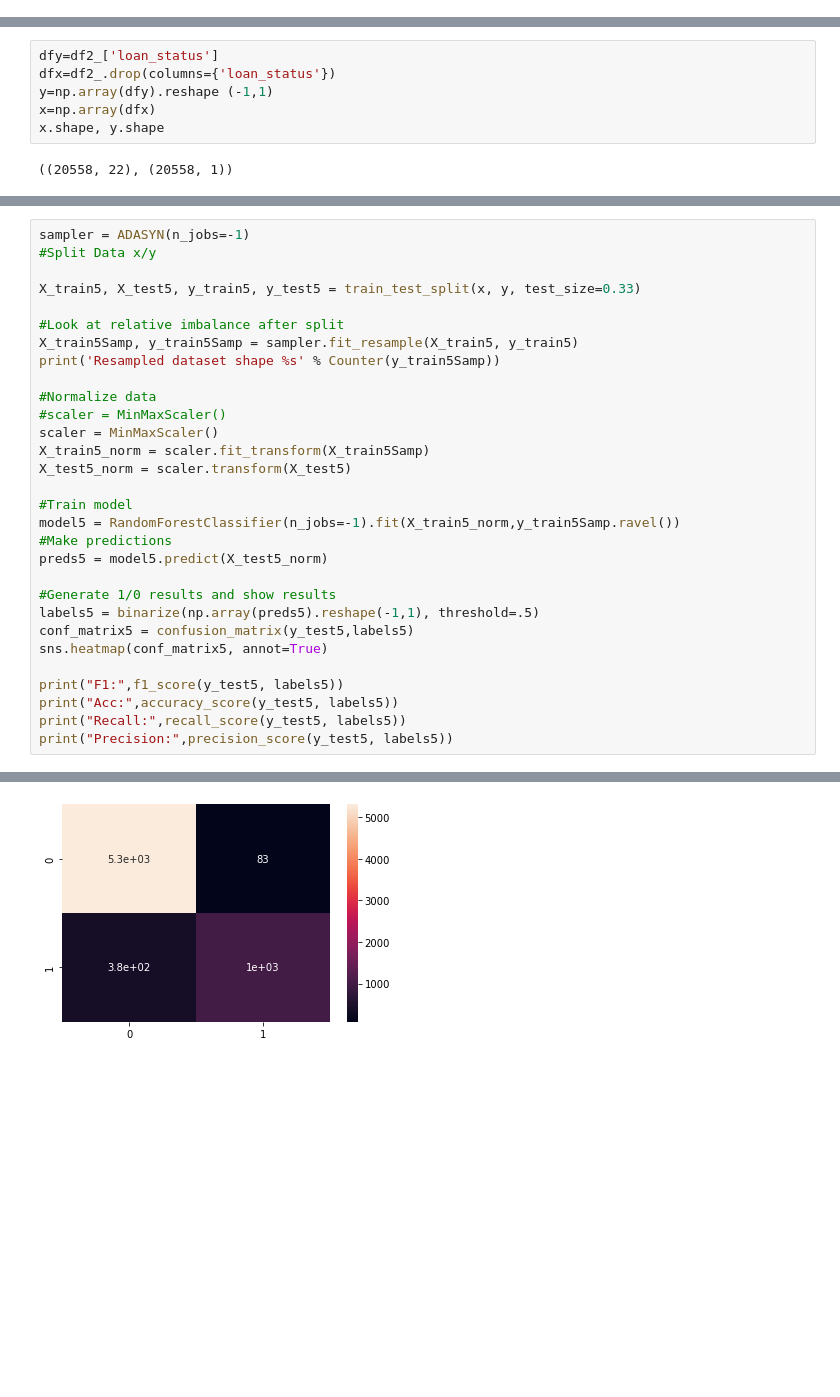
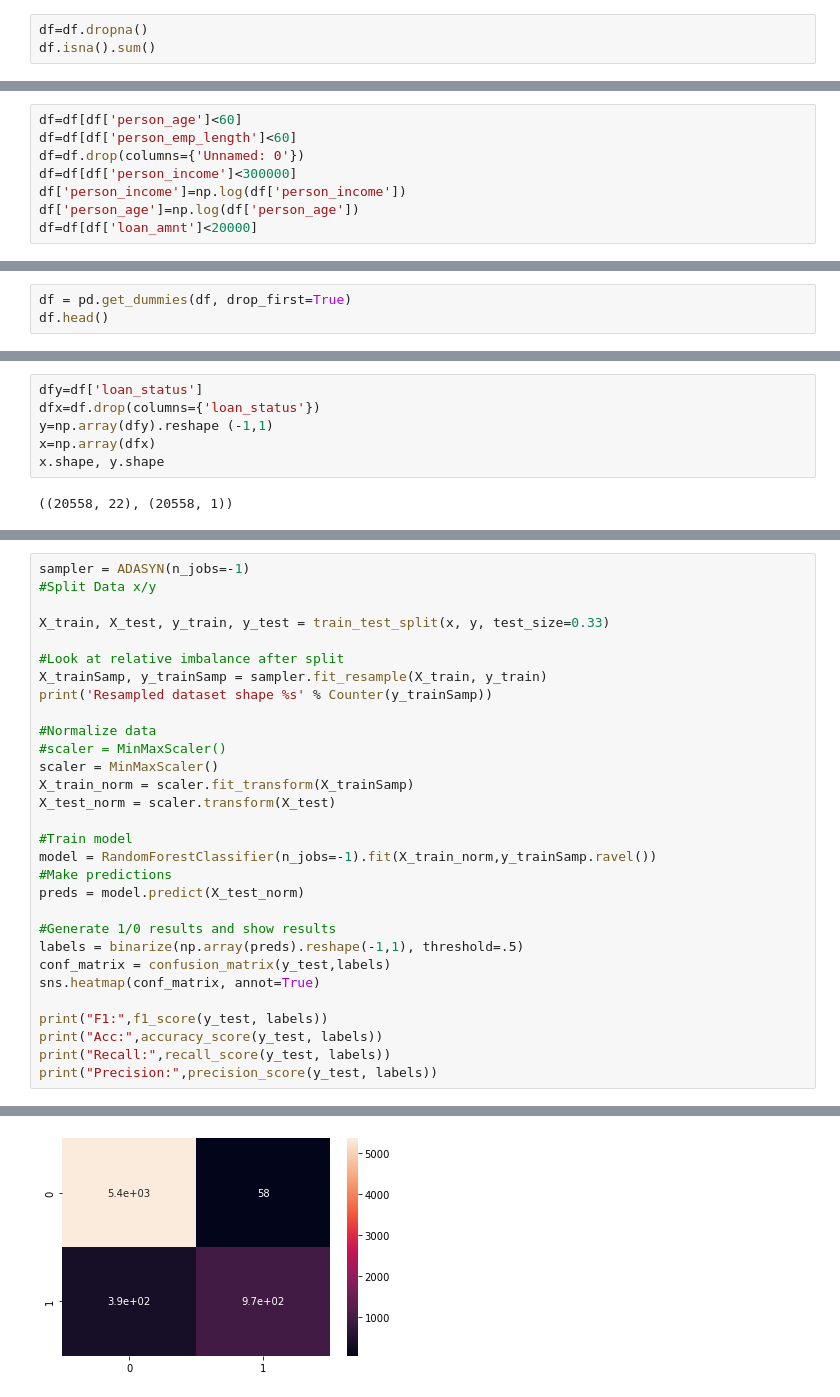
Before and after one commit to zareeiant/BSIP_Assignment_4_Students, a Jupyter notebook: asn4_start.ipynb, the cells around one changed output, grey strips where cells are left out. Saved outputs shown, nothing was run; the diff lists cells and outputs as text; blank space fills up the shorter version.

```diff
--- a/asn4_start.ipynb
+++ b/asn4_start.ipynb
@@ -70,3 +82,6 @@ df.head()
 Replace the green part with whatever you need to transform the fresh data into the format needed for your model to predict.
 
 <b>Note:</b> you could test and make sure that things are working OK here by taking part of your dataset, saving it in a separate CSV, and running it through here as a piece of test data. The accuracy results would be useless, but you'd confirm that the model works properly.
+# %%
+df=df.dropna()
+df.isna().sum()
@@ -73,3 +115,11 @@ Replace the green part with whatever you need to transform the fresh data into t
+# %%
+df=df[df['person_age']<60]
+df=df[df['person_emp_length']<60]
+df=df.drop(columns={'Unnamed: 0'})
+df=df[df['person_income']<300000]
+df['person_income']=np.log(df['person_income'])
+df['person_age']=np.log(df['person_age'])
+df=df[df['loan_amnt']<20000]
 # %%
 df.describe()
 # %% [output]
@@ -175,0 +179,3 @@ df2.describe()
+# %%
+df = pd.get_dummies(df, drop_first=True)
+df.head()
@@ -251,6 +210,6 @@ memory usage: 1.7 MB
 # %%
-dfy=df2_['loan_status']
-dfx=df2_.drop(columns={'loan_status'})
+dfy=df['loan_status']
+dfx=df.drop(columns={'loan_status'})
 y=np.array(dfy).reshape (-1,1)
 x=np.array(dfx)
 x.shape, y.shape
@@ -272,30 +219,30 @@ from sklearn.preprocessing import binarize
 sampler = ADASYN(n_jobs=-1)
 #Split Data x/y
 
-X_train5, X_test5, y_train5, y_test5 = train_test_split(x, y, test_size=0.33)
+X_train, X_test, y_train, y_test = train_test_split(x, y, test_size=0.33)
 
 #Look at relative imbalance after split
-X_train5Samp, y_train5Samp = sampler.fit_resample(X_train5, y_train5)
-print('Resampled dataset shape %s' % Counter(y_train5Samp))
+X_trainSamp, y_trainSamp = sampler.fit_resample(X_train, y_train)
+print('Resampled dataset shape %s' % Counter(y_trainSamp))
 
 #Normalize data
 #scaler = MinMaxScaler()
 scaler = MinMaxScaler()
-X_train5_norm = scaler.fit_transform(X_train5Samp)
-X_test5_norm = scaler.transform(X_test5)
+X_train_norm = scaler.fit_transform(X_trainSamp)
+X_test_norm = scaler.transform(X_test)
 
 #Train model
-model5 = RandomForestClassifier(n_jobs=-1).fit(X_train5_norm,y_train5Samp.ravel())
+model = RandomForestClassifier(n_jobs=-1).fit(X_train_norm,y_trainSamp.ravel())
 #Make predictions
-preds5 = model5.predict(X_test5_norm)
+preds = model.predict(X_test_norm)
 
 #Generate 1/0 results and show results
-labels5 = binarize(np.array(preds5).reshape(-1,1), threshold=.5)
-conf_matrix5 = confusion_matrix(y_test5,labels5)
-sns.heatmap(conf_matrix5, annot=True)
+labels = binarize(np.array(preds).reshape(-1,1), threshold=.5)
+conf_matrix = confusion_matrix(y_test,labels)
+sns.heatmap(conf_matrix, annot=True)
 
-print("F1:",f1_score(y_test5, labels5))
-print("Acc:",accuracy_score(y_test5, labels5))
-print("Recall:",recall_score(y_test5, labels5))
-print("Precision:",precision_score(y_test5, labels5))
+print("F1:",f1_score(y_test, labels))
+print("Acc:",accuracy_score(y_test, labels))
+print("Recall:",recall_score(y_test, labels))
+print("Precision:",precision_score(y_test, labels))
 # %% [output]
@@ -307 +254 @@ Precision: 0.9240622140896615
-[figure, old version]
+[figure, new version]
```
Also changed, not shown: parts of 34 cells of this notebook.
